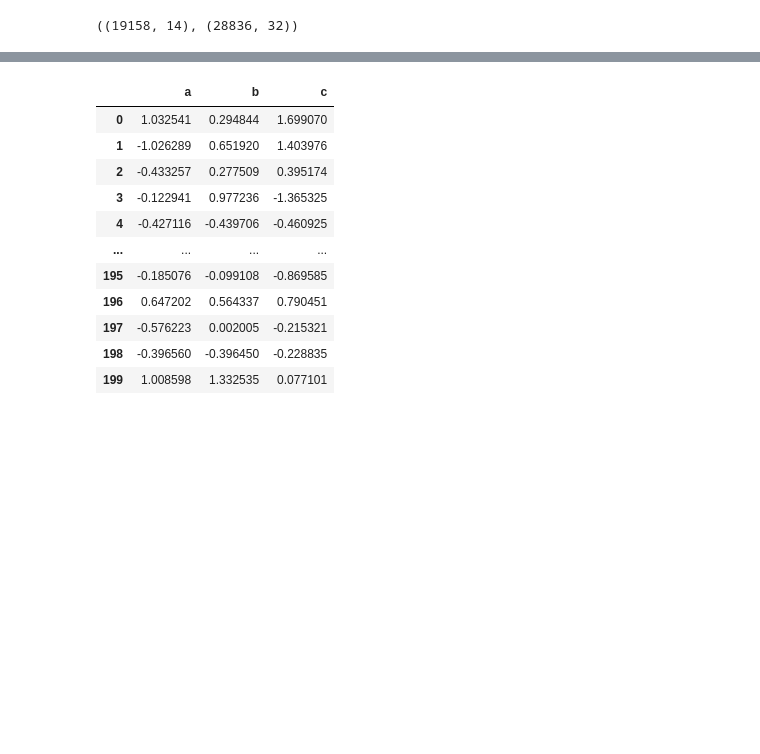
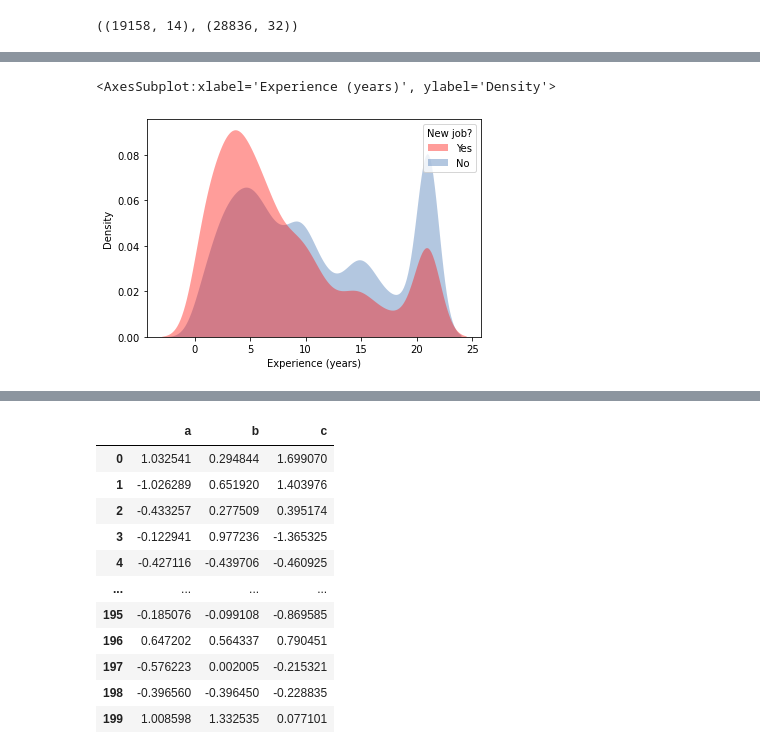
Before and after one commit to katiehuang1221/HR-Analytics-Predict-Who-Will-Leave-The-Job, a Jupyter notebook: notebook/08_refine_models_1.ipynb, the cells around one changed output, grey strips where cells are left out. Drawn from its saved outputs; the diff is of its cells as text; code cells hidden in the pictures; blank space fills up the shorter version.

```diff
--- a/notebook/08_refine_models_1.ipynb
+++ b/notebook/08_refine_models_1.ipynb
@@ -84,0 +132,9 @@ c
+# %%
+colors = ["#FF0B04", "#4374B3"]
+sns.set_palette(sns.color_palette(colors))
+sns.kdeplot(data=df_train, x="Experience (years)", hue="New job?",
+            fill=True, common_norm=False,
+            alpha=.4, linewidth=0)
+# %% [output]
+<AxesSubplot:xlabel='Experience (years)', ylabel='Density'>
+[figure, added]
```
Also changed, not shown: parts of 12 cells of this notebook, 3 other files.
